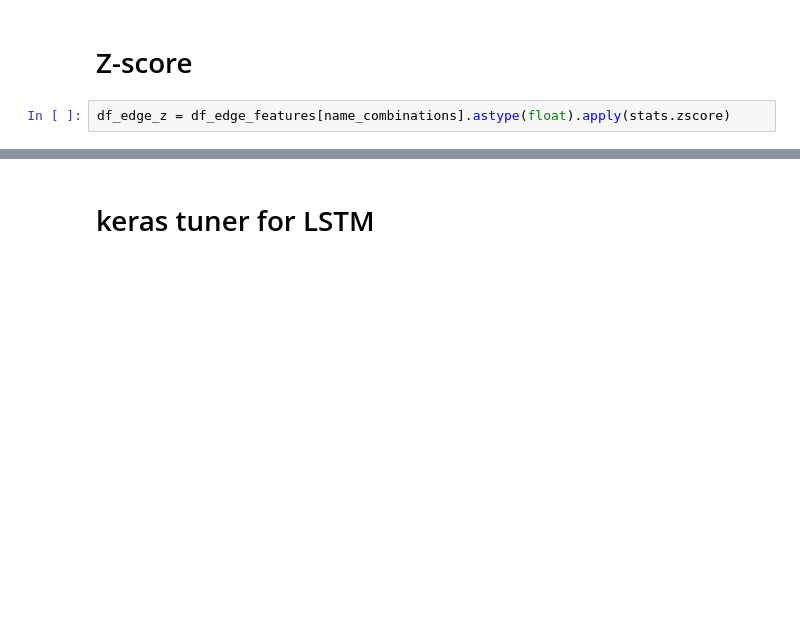
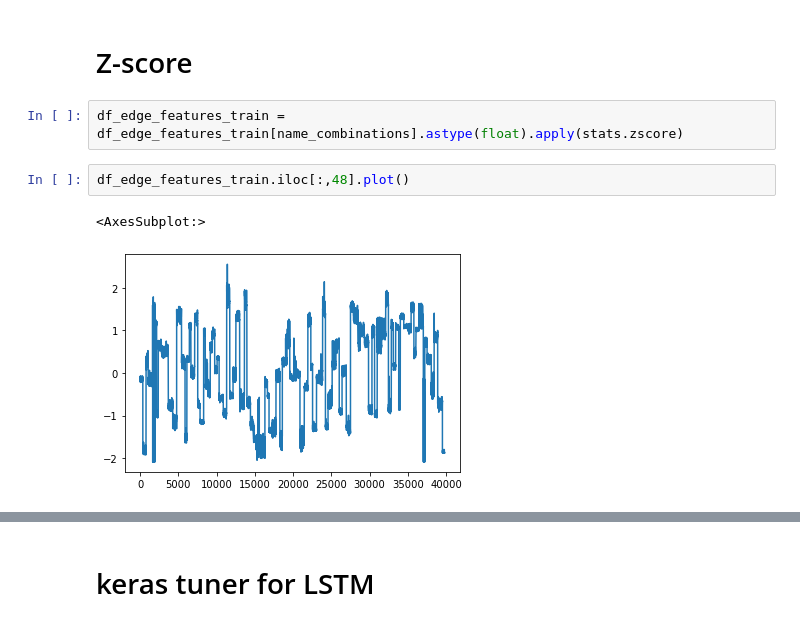
Before and after one commit to donw7/human_motion_analysis, a Jupyter notebook: notebooks/test_keras_tuner.ipynb, the cells around one changed output, grey strips where cells are left out. Drawn from its saved outputs; the diff is of its cells as text; blank space fills up the shorter version.

```diff
--- a/notebooks/test_keras_tuner.ipynb
+++ b/notebooks/test_keras_tuner.ipynb
@@ -321,7 +358,12 @@ plt.rcParams.update({'font.size': 10})
 # %% [markdown]
 # Z-score
 # %%
-df_edge_z = df_edge_features[name_combinations].astype(float).apply(stats.zscore)
+df_edge_features_train = df_edge_features_train[name_combinations].astype(float).apply(stats.zscore)
+# %%
+df_edge_features_train.iloc[:,48].plot()
+# %% [output]
+<AxesSubplot:>
+[figure, added]
 # %%
 # sanity check
 plt.figure(figsize=(15, 4))
```
Also changed, not shown: parts of 22 cells of this notebook.
